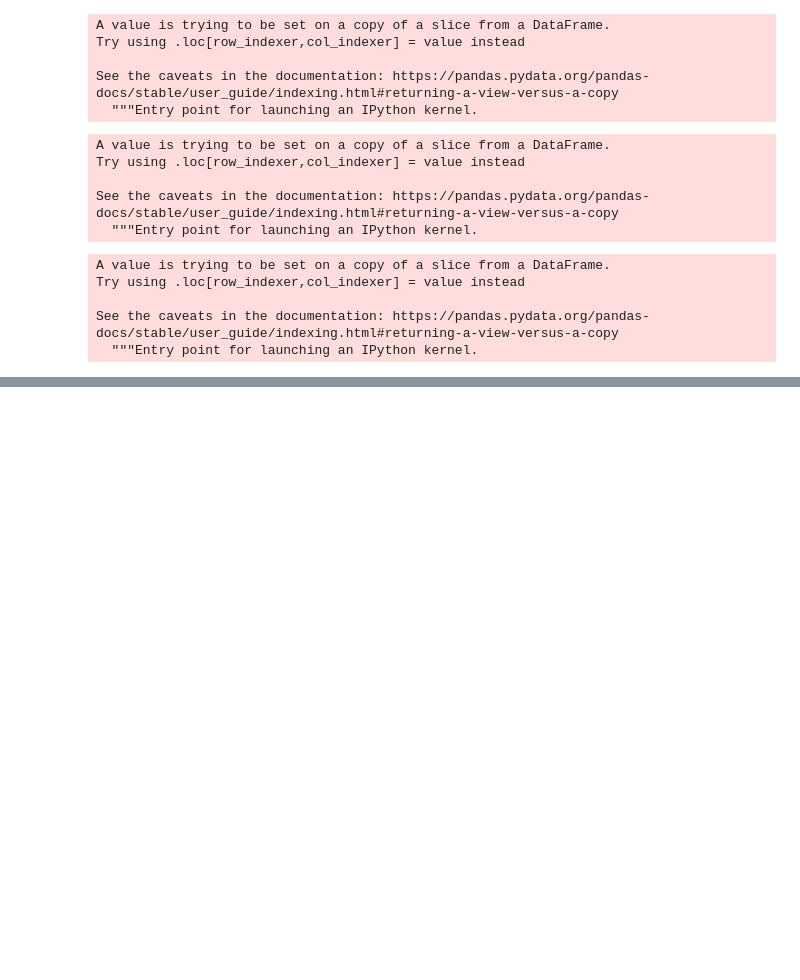
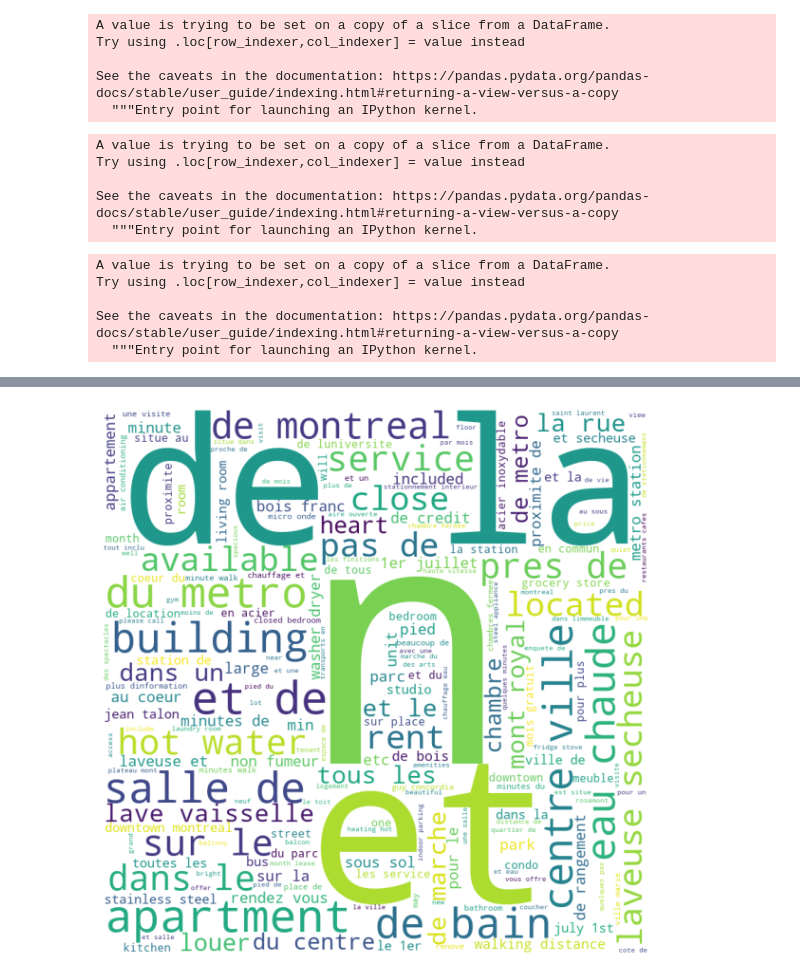
Before and after one commit to vanessadlafp/Rent_predictor_MTL, a Jupyter notebook: data_eda.ipynb, the cells around one changed output, grey strips where cells are left out. Saved outputs shown, nothing was run; the diff lists cells and outputs as text; code cells hidden in the pictures; blank space fills up the shorter version.

```diff
--- a/data_eda.ipynb
+++ b/data_eda.ipynb
@@ -287,0 +328,8 @@ data_outliers.head(5)
+# %%
+
+df_pivots = data_outliers[[ 'Type','days_since', 'Furnished_room', 'Pets_allowed_room', 'Parking',
+       'Lease_term', 'moving_date', 'pets_allowed_apt', 'size (sq.ft.)','furnished_apt', 'AC', 'Title_length', 'District', 'desc_len','Price']]
+# %%
+for i in df_pivots.columns:
+    print(i)
+    print(pd.pivot_table(df_pivots,index =i, values = ['Price']).sort_values('Price', ascending = False))
@@ -287,0 +357,3 @@ data_outliers.head(5)
+# %%
+data_outliers['Description']= data_outliers['Description'].apply(lambda x: unidecode(x.lower()))
+data_outliers['Description']
@@ -287,0 +379,28 @@ data_outliers.head(5)
+# %%
+comment_words = ''
+stopwords = set(STOPWORDS)
+
+# iterate through the column
+for val in data_outliers.Description:
+    val = str(val)
+    tokens = val.split()
+    for i in range(len(tokens)):
+        tokens[i] = tokens[i].lower()
+
+    comment_words += " ".join(tokens)+" "
+
+
+wordcloud = WordCloud(width = 800, height = 800,
+                background_color ='white',
+                stopwords = stopwords,
+                min_font_size = 10).generate(comment_words)
+
+# plot the WordCloud image
+plt.figure(figsize = (8, 8), facecolor = None)
+plt.imshow(wordcloud)
+plt.axis("off")
+plt.tight_layout(pad = 0)
+
+plt.show()
+# %% [output]
+[figure, added]
```
Also changed, not shown: parts of 15 cells of this notebook, 1 other file.
